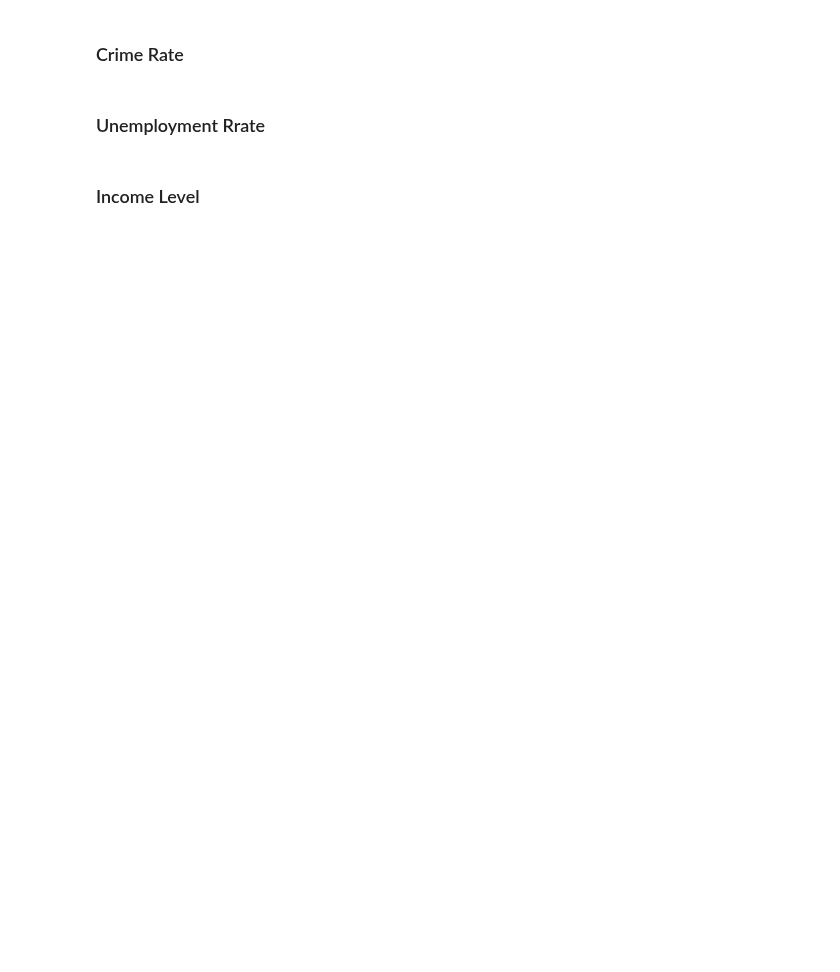
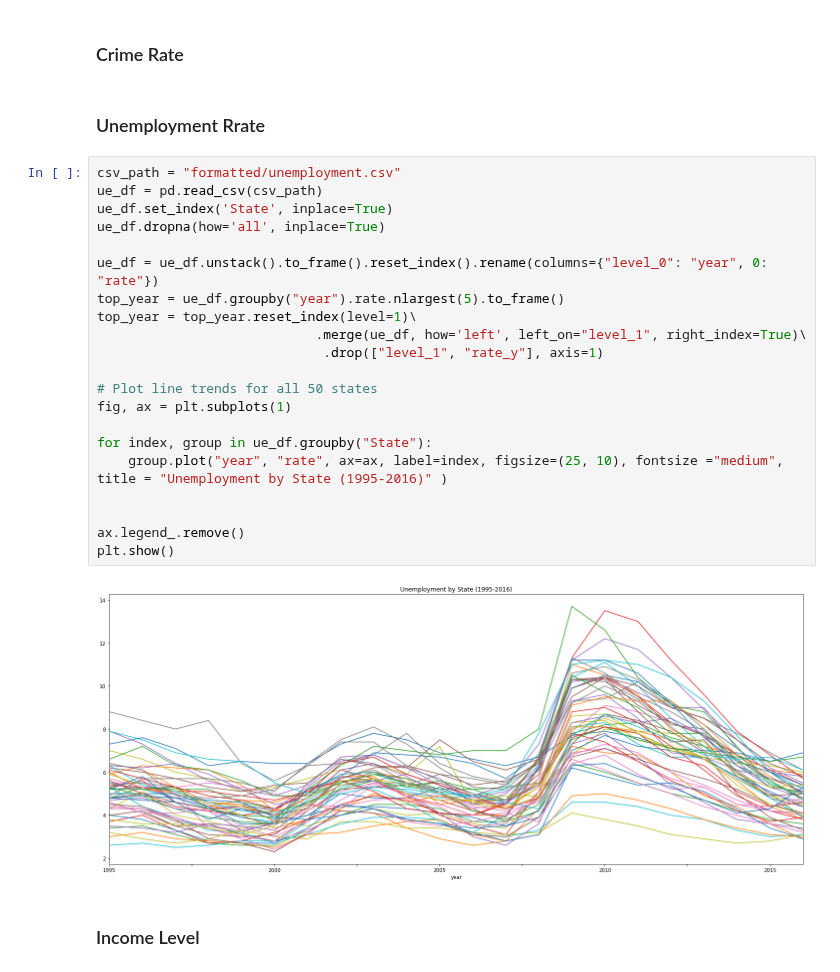
Before and after one commit to navbala/Crime-Rate-Predictor, a Jupyter notebook: Final Data Analysis.ipynb, the cells around one changed output. Saved outputs shown, nothing was run; the diff lists cells and outputs as text; blank space fills up the shorter version.

Commit message:
added line trends (minus crime data)

```diff
--- a/Final Data Analysis.ipynb
+++ b/Final Data Analysis.ipynb
@@ -93,5 +105,28 @@ r.set_title("Heatmap of income rate from 1984 to 2016")
 ### Crime Rate
 # %% [markdown]
 ### Unemployment Rrate
+# %%
+csv_path = "formatted/unemployment.csv"
+ue_df = pd.read_csv(csv_path)
+ue_df.set_index('State', inplace=True)
+ue_df.dropna(how='all', inplace=True)
+
+ue_df = ue_df.unstack().to_frame().reset_index().rename(columns={"level_0": "year", 0: "rate"})
+top_year = ue_df.groupby("year").rate.nlargest(5).to_frame()
+top_year = top_year.reset_index(level=1)\
+                            .merge(ue_df, how='left', left_on="level_1", right_index=True)\
+                             .drop(["level_1", "rate_y"], axis=1)
+
+# Plot line trends for all 50 states
+fig, ax = plt.subplots(1)
+
+for index, group in ue_df.groupby("State"):
+    group.plot("year", "rate", ax=ax, label=index, figsize=(25, 10), fontsize ="medium", title = "Unemployment by State (1995-2016)" )
+
+
+ax.legend_.remove()
+plt.show()
+# %% [output]
+[figure, added]
 # %% [markdown]
 ### Income Level
```
Also changed, not shown: parts of 3 cells of this notebook, 5 other files.
